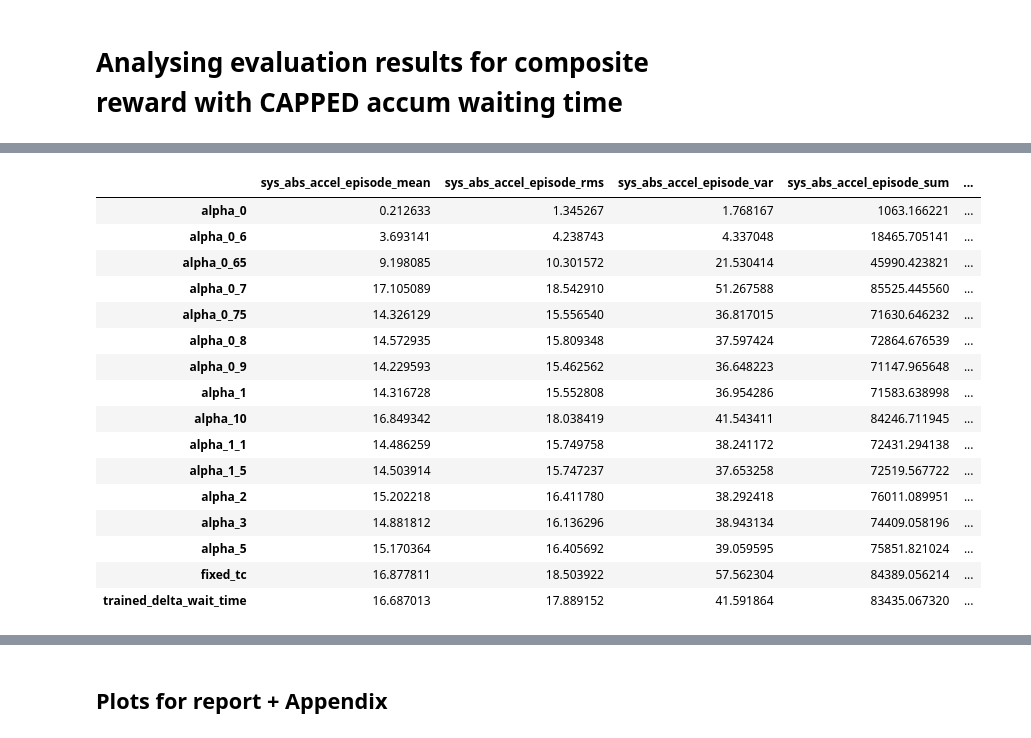
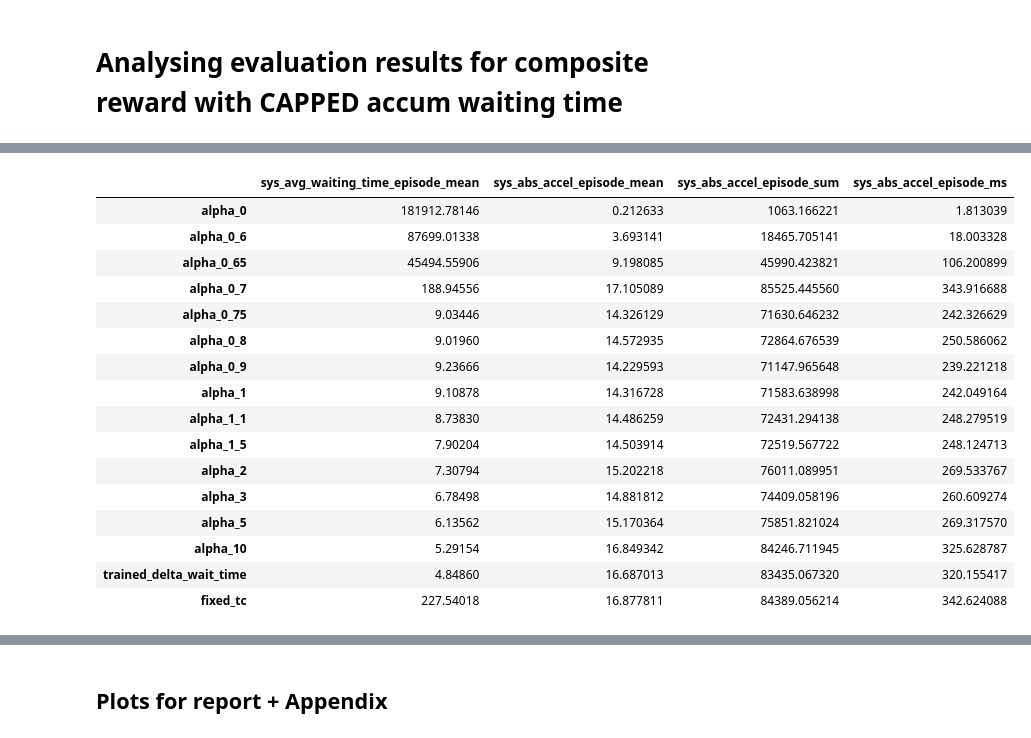
Before and after one commit to Loveen01/multi-agent-reinforcement-learning-reduce-non-exhaust-emissions, a Jupyter notebook: data_analysis_for_2x2/comparing_results_from_diff_accum_wait_reward_experiment_2x2grid_capped_reward.ipynb, the cells around one changed output, grey strips where cells are left out. Cells and saved outputs as stored; diff of their text form; code cells hidden in the pictures.

```diff
--- a/data_analysis_for_2x2/comparing_results_from_diff_accum_wait_reward_experiment_2x2grid_capped_reward.ipynb
+++ b/data_analysis_for_2x2/comparing_results_from_diff_accum_wait_reward_experiment_2x2grid_capped_reward.ipynb
@@ -198,25 +180,6 @@ alpha_df_combined
 # %%
 # Step 3: Compute the mean for each row
 df_average_whole_experiment = alpha_df_combined.groupby(alpha_df_combined.index).mean()
-df_average_whole_experiment
-# %% [output]
-|  | sys_abs_accel_episode_mean | sys_abs_accel_episode_rms | sys_abs_accel_episode_var | sys_abs_accel_episode_sum | ... |
-| alpha_0 | 0.212633 | 1.345267 | 1.768167 | 1063.166221 | ... |
-| alpha_0_6 | 3.693141 | 4.238743 | 4.337048 | 18465.705141 | ... |
-| alpha_0_65 | 9.198085 | 10.301572 | 21.530414 | 45990.423821 | ... |
-| alpha_0_7 | 17.105089 | 18.542910 | 51.267588 | 85525.445560 | ... |
-| alpha_0_75 | 14.326129 | 15.556540 | 36.817015 | 71630.646232 | ... |
-| alpha_0_8 | 14.572935 | 15.809348 | 37.597424 | 72864.676539 | ... |
-| alpha_0_9 | 14.229593 | 15.462562 | 36.648223 | 71147.965648 | ... |
-| alpha_1 | 14.316728 | 15.552808 | 36.954286 | 71583.638998 | ... |
-| alpha_10 | 16.849342 | 18.038419 | 41.543411 | 84246.711945 | ... |
-| alpha_1_1 | 14.486259 | 15.749758 | 38.241172 | 72431.294138 | ... |
-| alpha_1_5 | 14.503914 | 15.747237 | 37.653258 | 72519.567722 | ... |
-| alpha_2 | 15.202218 | 16.411780 | 38.292418 | 76011.089951 | ... |
-| alpha_3 | 14.881812 | 16.136296 | 38.943134 | 74409.058196 | ... |
-| alpha_5 | 15.170364 | 16.405692 | 39.059595 | 75851.821024 | ... |
-| fixed_tc | 16.877811 | 18.503922 | 57.562304 | 84389.056214 | ... |
-| trained_delta_wait_time | 16.687013 | 17.889152 | 41.591864 | 83435.067320 | ... |
 # %%
 df_average_whole_experiment_ordered = df_average_whole_experiment.reindex([
                                          'alpha_0',
@@ -235,4 +198,29 @@ df_average_whole_experiment_ordered = df_average_whole_experiment.reindex([
                                          "alpha_10",
                                          "trained_delta_wait_time",
                                          "fixed_tc"])
+# %%
+df_average_whole_experiment_system_wide = df_average_whole_experiment_ordered[
+                            ["sys_avg_waiting_time_episode_mean",
+                             "sys_abs_accel_episode_mean",
+                             "sys_abs_accel_episode_sum",
+                             "sys_abs_accel_episode_ms"]]
+df_average_whole_experiment_system_wide
+# %% [output]
+|  | sys_avg_waiting_time_episode_mean | sys_abs_accel_episode_mean | sys_abs_accel_episode_sum | sys_abs_accel_episode_ms |
+| alpha_0 | 181912.78146 | 0.212633 | 1063.166221 | 1.813039 |
+| alpha_0_6 | 87699.01338 | 3.693141 | 18465.705141 | 18.003328 |
+| alpha_0_65 | 45494.55906 | 9.198085 | 45990.423821 | 106.200899 |
+| alpha_0_7 | 188.94556 | 17.105089 | 85525.445560 | 343.916688 |
+| alpha_0_75 | 9.03446 | 14.326129 | 71630.646232 | 242.326629 |
+| alpha_0_8 | 9.01960 | 14.572935 | 72864.676539 | 250.586062 |
+| alpha_0_9 | 9.23666 | 14.229593 | 71147.965648 | 239.221218 |
+| alpha_1 | 9.10878 | 14.316728 | 71583.638998 | 242.049164 |
+| alpha_1_1 | 8.73830 | 14.486259 | 72431.294138 | 248.279519 |
+| alpha_1_5 | 7.90204 | 14.503914 | 72519.567722 | 248.124713 |
+| alpha_2 | 7.30794 | 15.202218 | 76011.089951 | 269.533767 |
+| alpha_3 | 6.78498 | 14.881812 | 74409.058196 | 260.609274 |
+| alpha_5 | 6.13562 | 15.170364 | 75851.821024 | 269.317570 |
+| alpha_10 | 5.29154 | 16.849342 | 84246.711945 | 325.628787 |
+| trained_delta_wait_time | 4.84860 | 16.687013 | 83435.067320 | 320.155417 |
+| fixed_tc | 227.54018 | 16.877811 | 84389.056214 | 342.624088 |
 # %%
```
Also changed, not shown: parts of 71 cells of this notebook, 34 other files.
